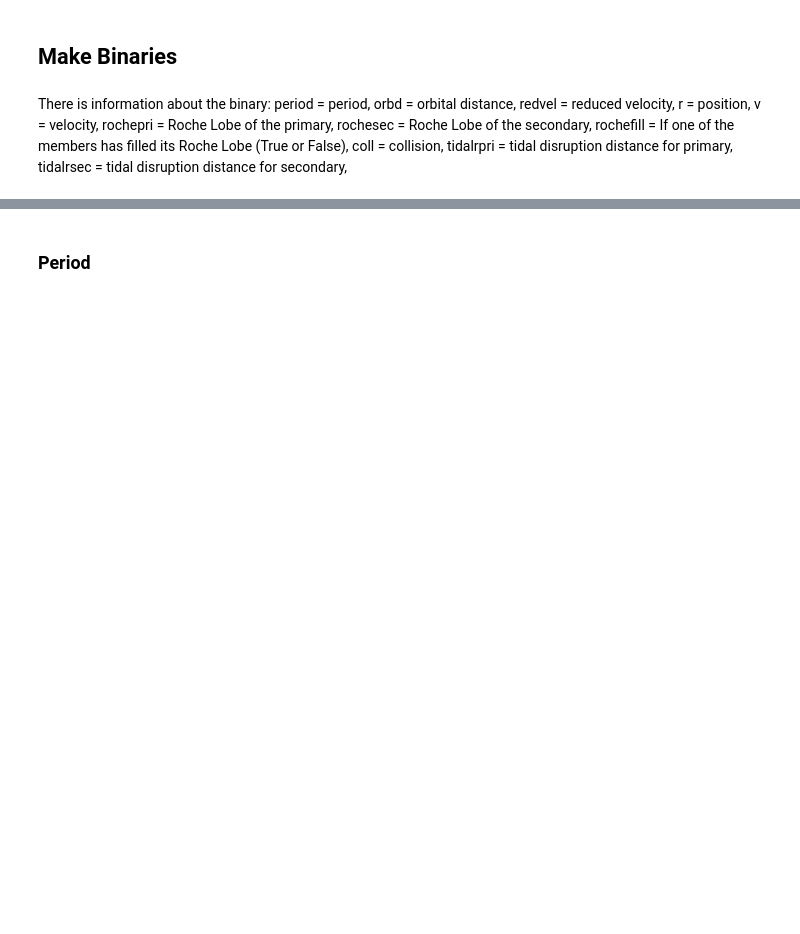
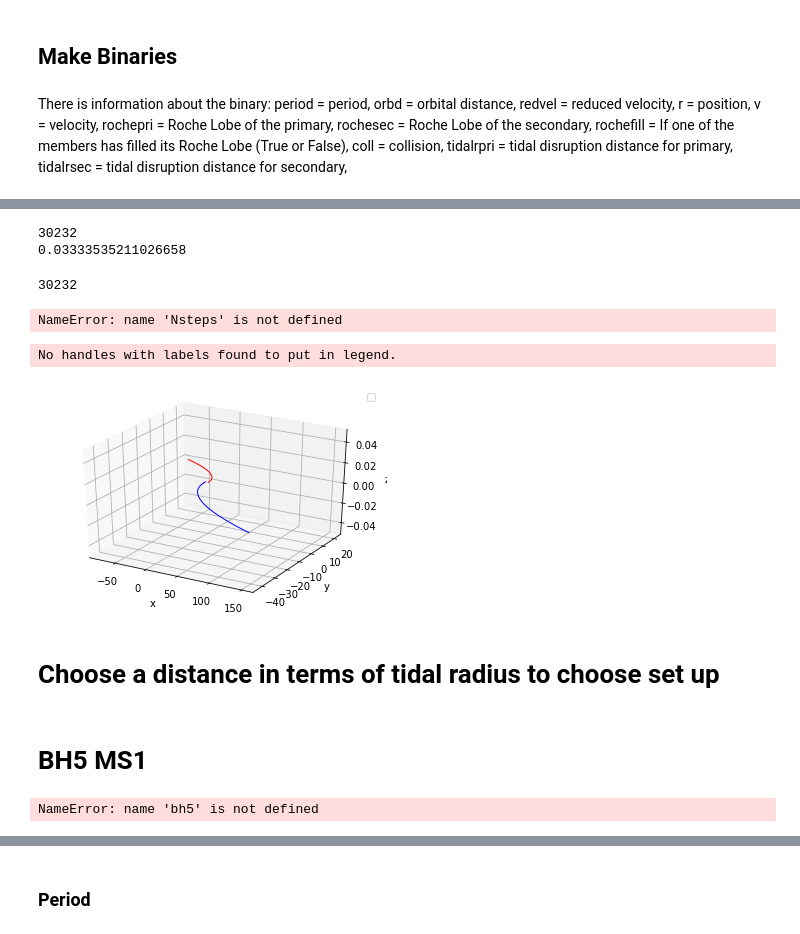
Before and after one commit to irwinmr/EFTastro, a Jupyter notebook: binary-interaction.ipynb, the cells around one changed output, grey strips where cells are left out. Cells and saved outputs as stored; diff of their text form; code cells hidden in the pictures; blank space fills up the shorter version.

```diff
--- a/binary-interaction.ipynb
+++ b/binary-interaction.ipynb
@@ -78,0 +215,9 @@ bh10ms10 = md.Binary(bh10, ms10, 20, 0 )
+# %%
+ecce = 0.99999
+mean = 0 #(1./2)*np.pi
+
+runsim = np.array([350000,470000])#Run sim at [3.5,4.7] tidal radius
+
+bh2s1r3_5e = md.Binaryecc(bh2, s1, dtidal*runsim[0], ecce, mean)
+
+bh2s1r4_7e = md.Binaryecc(bh2, s1, dtidal*runsim[1], ecce, mean)
@@ -78,0 +250,65 @@ bh10ms10 = md.Binary(bh10, ms10, 20, 0 )
+# %%
+NP = 30 #Number of periods in code units you want to simulate
+tfinal = NP*bh2s1r3_5.periodct #Final time in code units
+Nsteps = int(1*NP*tfinal) #Fix the first coefficient to change accuracy
+dt = tfinal/(Nsteps-1)  # fixed time step
+# %%
+print(Nsteps)
+print(dt)
+# %% [output]
+30232
+0.03333535211026658
+# %%
+r,v = nbs.Hermite4th(bh2,s1, bh2s1r3_5e, Nsteps, dt)
+# %%
+print(len(r[0][0]))
+# %% [output]
+30232
+# %%
+nf = Nsteps
+print(np.linalg.norm(r[0].T[nf] - r[1].T[nf]))
+# %% [output]
+NameError: name 'Nsteps' is not defined
+# %%
+%matplotlib inline
+import matplotlib.pyplot as plt
+import matplotlib as mpl
+from mpl_toolkits.mplot3d import Axes3D
+import matplotlib.pyplot as plt
+
+fig = plt.figure()
+ax = fig.gca(projection='3d')
+ax.plot(r[0][0], r[0][1], r[0][2], 'r', linewidth=1)# Plot the BH orbit
+ax.plot(r[1][0], r[1][1], r[1][2], 'b', linewidth=1)# Plot the star orbit
+#ax.scatter3D(simulation[0][0][0], simulation[0][0][1], simulation[0][0][2], 'o', c='black') #s=100
+#ax.scatter3D(simulation[2][0][0], simulation[2][0][1], simulation[2][0][2], 'o', c='black') #s=10
+ax.legend()
+#ax.set_xticks([])
+#ax.set_yticks([])
+#ax.set_zticks([])
+#ax.set_xlim3d(-1,1)
+#ax.set_ylim3d(-1,1)
+#ax.set_xlim3d(min(min(posbh1x), min(posbh2x)), max(max(posbh1x), max(posbh2x)))
+#ax.set_ylim3d(min(min(posbh1y), min(posbh2y)), max(max(posbh1y), max(posbh2y)))
+#ax.set_zlim3d(min(min(posbh1z), min(posbh2z)), max(max(posbh1z), max(posbh2z)))
+ax.set_xlabel('x')
+ax.set_ylabel('y')
+ax.set_zlabel('z')
+
+
+#plt.savefig('starbh-withoutspin.eps', format='eps')#, dpi=200
+
+plt.show()
+# %% [output]
+No handles with labels found to put in legend.
+[figure, added]
+# %% [markdown]
+# Choose a distance in terms of tidal radius to choose set up
+# %% [markdown]
+# BH5 MS1
+# %%
+bh5ms1 = md.Binary(bh5, ms1, 10, 0 ) ##primary, secondary, orbital distance (Rsun), eccentricity
+dtidal = bh5ms1.tidalrsec
+print(dtidal)
+# %% [output]
+NameError: name 'bh5' is not defined
```
Also changed, not shown: parts of 82 cells of this notebook, 12 other files.
